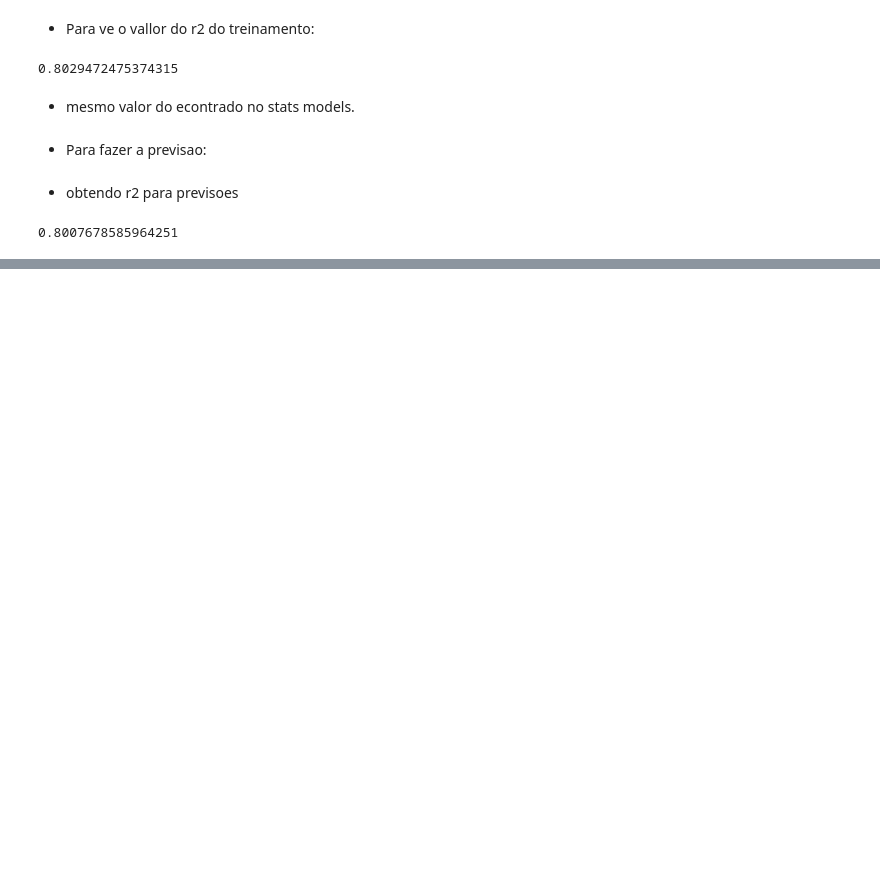
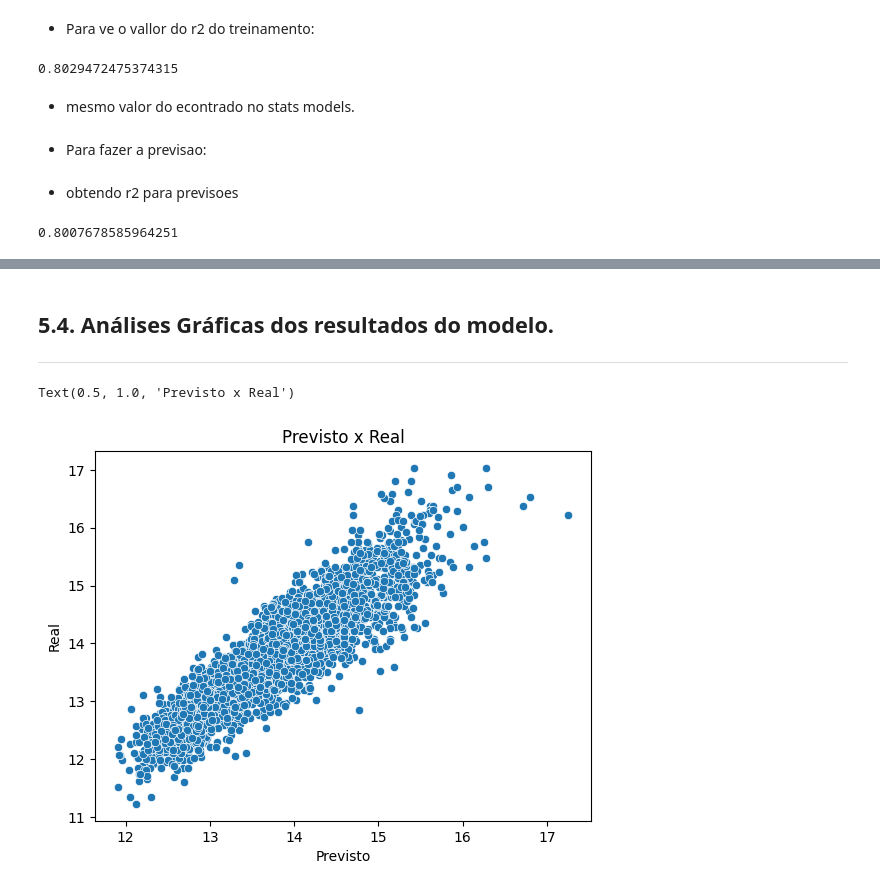
Before and after one commit to JonasSouza871/Machine-Learning-Statistics-Studies, a Jupyter notebook: Regressão_Linear_e_Técnicas_Avançadas_de_Modelagem.ipynb, the cells around one changed output, grey strips where cells are left out. Saved outputs shown, nothing was run; the diff lists cells and outputs as text; code cells hidden in the pictures; blank space fills up the shorter version.

```diff
--- a/Regressão_Linear_e_Técnicas_Avançadas_de_Modelagem.ipynb
+++ b/Regressão_Linear_e_Técnicas_Avançadas_de_Modelagem.ipynb
@@ -448,0 +523,13 @@ r2_score(y_teste, y_previsto) # Compara o que foi previsto no modelo apartir dos
+# %% [markdown]
+## 5.4. Análises Gráficas dos resultados do modelo.
+
+---------------
+# %%
+y_previsto_treino = modelo_regressao_sem_dist_farmacia.predict(x_treino) # previsao do y treino apartir dos dados do x de treino
+ax = sns.scatterplot(x=y_previsto_treino, y = y_treino)
+ax.set_xlabel('Previsto') # o  que foi previsto pelo modelo de treino
+ax.set_ylabel('Real') # o que é real nos dados do y de treino
+ax.set_title('Previsto x Real')
+# %% [output]
+Text(0.5, 1.0, 'Previsto x Real')
+[figure, added]
```
Also changed, not shown: parts of 38 cells of this notebook.
